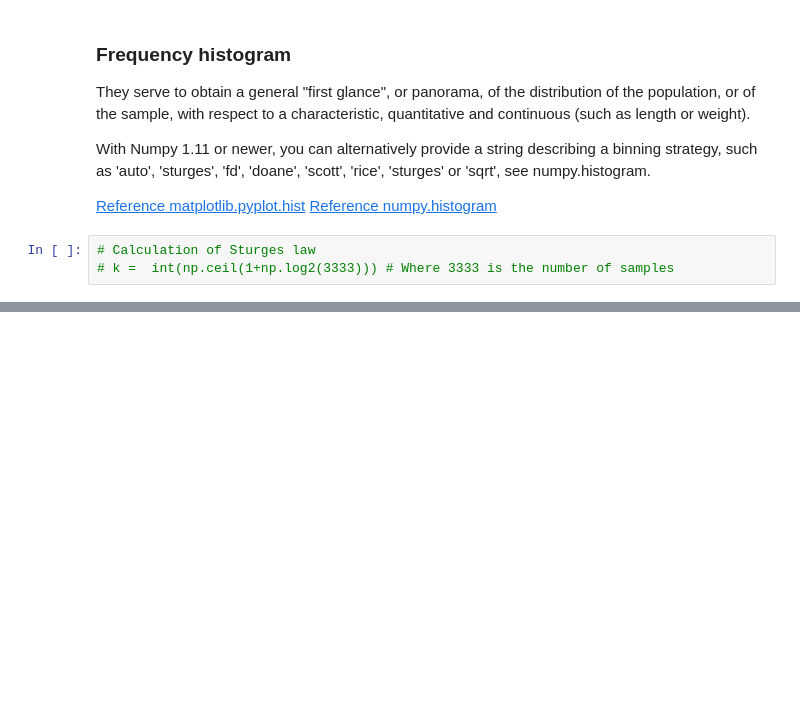
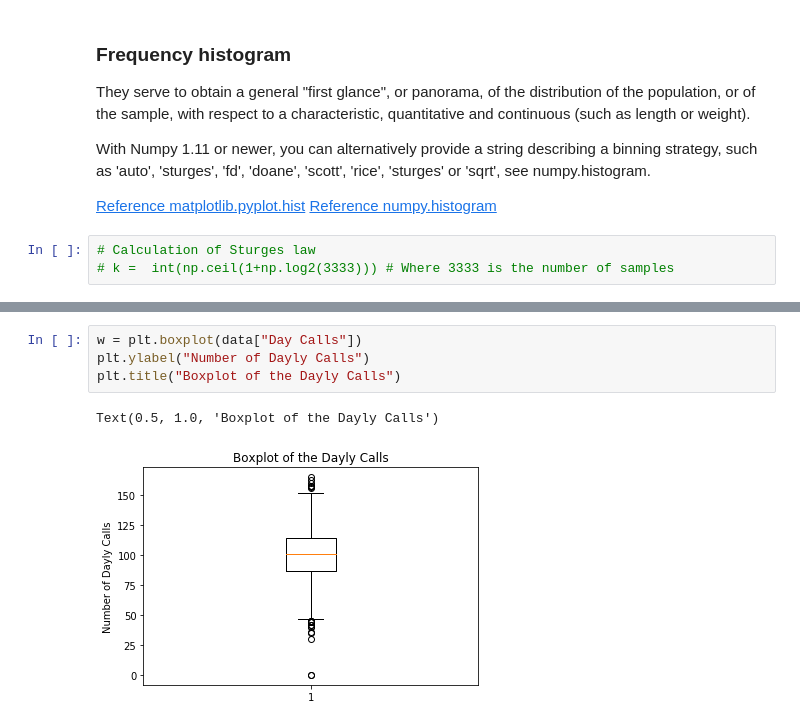
Before and after one commit to totovr/Python, a Jupyter notebook: CleanData/Plots.ipynb, the cells around one changed output, grey strips where cells are left out. Drawn from its saved outputs; the diff is of its cells as text; blank space fills up the shorter version.

```diff
--- a/CleanData/Plots.ipynb
+++ b/CleanData/Plots.ipynb
@@ -85,0 +98,7 @@ Text(0.5, 1.0, 'Histogram of number of calls per day')
+# %%
+w = plt.boxplot(data["Day Calls"])
+plt.ylabel("Number of Dayly Calls")
+plt.title("Boxplot of the Dayly Calls")
+# %% [output]
+Text(0.5, 1.0, 'Boxplot of the Dayly Calls')
+[figure, added]
```
Also changed, not shown: parts of 7 cells of this notebook.
